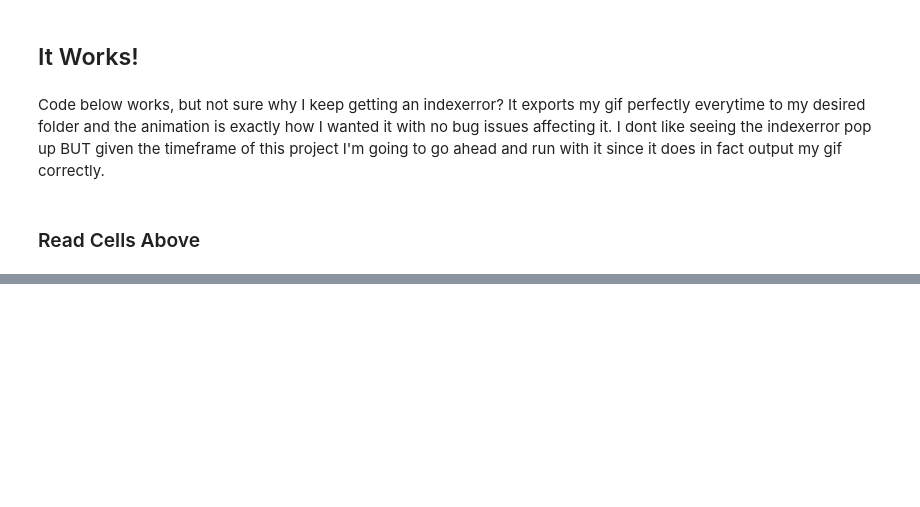
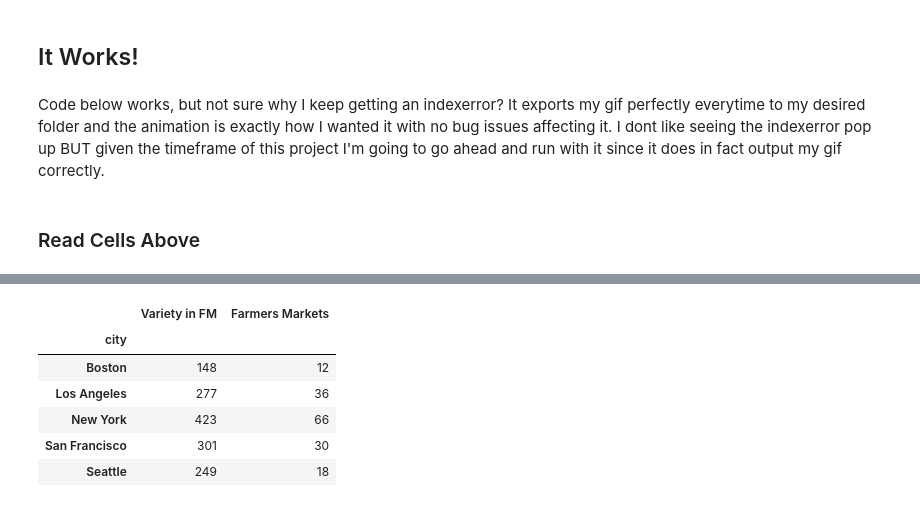
Before and after one commit to RobSalazar/Project-1, a Jupyter notebook: Robert/farm_variety.ipynb, the cells around one changed output, grey strips where cells are left out. Drawn from its saved outputs; the diff is of its cells as text; code cells hidden in the pictures; blank space fills up the shorter version.

```diff
--- a/Robert/farm_variety.ipynb
+++ b/Robert/farm_variety.ipynb
@@ -189,0 +207,26 @@ ani.save("figures/variety_animated.gif", writer=writergif)
+# %%
+#Creating the second part of the new df i will create
+markets_per_city = clean_city_df['city'].value_counts()
+markets_per_city
+
+#Grabbing the 2 dfs together
+frames = [plot_sum , markets_per_city]
+
+#Combining the 2 dataframes to be able to use for regression plot
+final_df = pd.concat([plot_sum, markets_per_city], axis=1).reindex(plot_sum.index)
+
+#This is to rename the headers
+dict = {0: 'Variety in FM',
+        'city': 'Farmers Markets',}
+
+#Creating the combined df
+final_df.rename(columns=dict , inplace=True)
+final_df
+# %% [output]
+|  | Variety in FM | Farmers Markets |
+| city |  |  |
+| Boston | 148 | 12 |
+| Los Angeles | 277 | 36 |
+| New York | 423 | 66 |
+| San Francisco | 301 | 30 |
+| Seattle | 249 | 18 |
```
Also changed, not shown: parts of 4 cells of this notebook, 5 other files.
